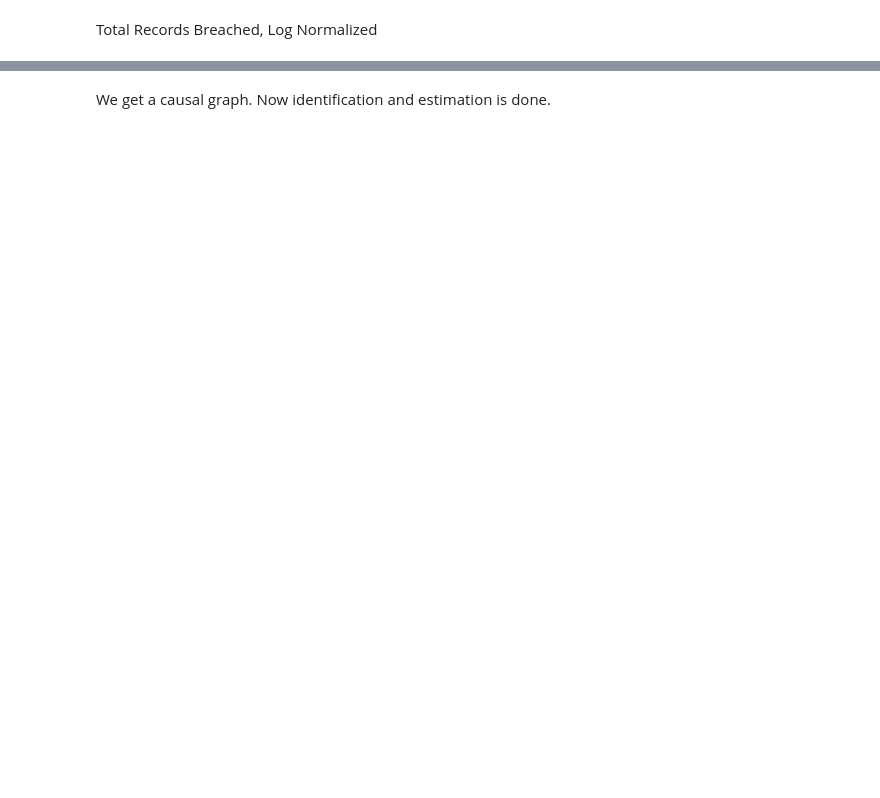
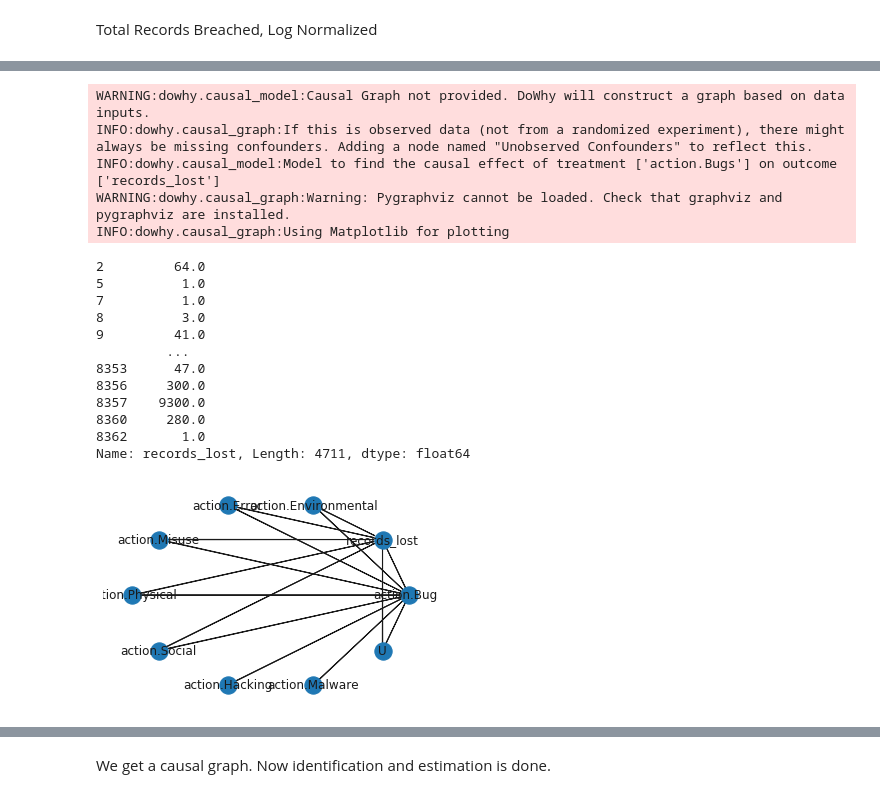
Before and after one commit to ethanpaek/CloudBleed_Project_2019, a Jupyter notebook: vcdb_parse.ipynb, the cells around one changed output, grey strips where cells are left out. Drawn from its saved outputs; the diff is of its cells as text; code cells hidden in the pictures; blank space fills up the shorter version.

```diff
--- a/vcdb_parse.ipynb
+++ b/vcdb_parse.ipynb
@@ -91,16 +239,35 @@ print(sys.version)
 # %%
 # Create causal model with instrumental
 print(vdf_final['records_lost'])
 
 model = CausalModel(
     data = vdf_final,
     treatment = 'action.Bugs',
     outcome = 'records_lost',
     common_causes = ['action.Environmental', 'action.Error', 'action.Misuse', 'action.Physical', 'action.Social'],
     instruments = ['action.Hacking', 'action.Malware'],
-    logging_level = logging.INFO
+    proceed_when_unidentifiable=True
 )
 model.view_model(layout="dot")
+# %% [output]
+WARNING:dowhy.causal_model:Causal Graph not provided. DoWhy will construct a graph based on data inputs.
+INFO:dowhy.causal_graph:If this is observed data (not from a randomized experiment), there might always be missing confounders. Adding a node named "Unobserved Confounders" to reflect this.
+INFO:dowhy.causal_model:Model to find the causal effect of treatment ['action.Bugs'] on outcome ['records_lost']
+WARNING:dowhy.causal_graph:Warning: Pygraphviz cannot be loaded. Check that graphviz and pygraphviz are installed.
+INFO:dowhy.causal_graph:Using Matplotlib for plotting
+2         64.0
+5          1.0
+7          1.0
+8          3.0
+9         41.0
+         ...
+8353      47.0
+8356     300.0
+8357    9300.0
+8360     280.0
+8362       1.0
+Name: records_lost, Length: 4711, dtype: float64
+[figure, added]
 # %%
 from IPython.display import Image, display
 display(Image(filename="causal_model.png"))
```
Also changed, not shown: parts of 18 cells of this notebook, 8 other files.
